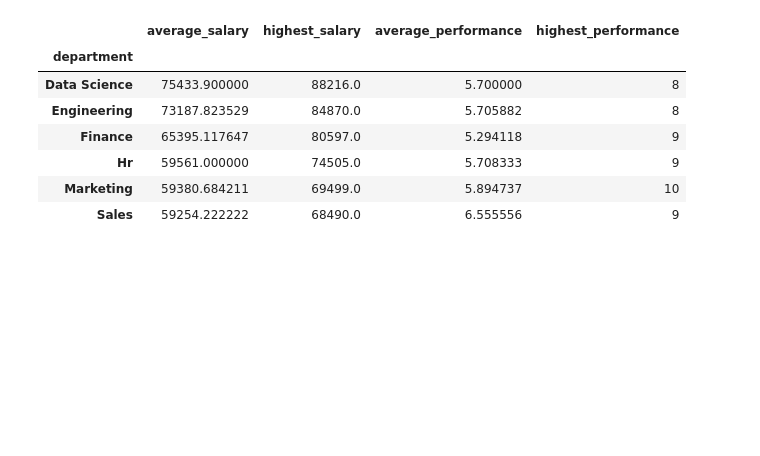
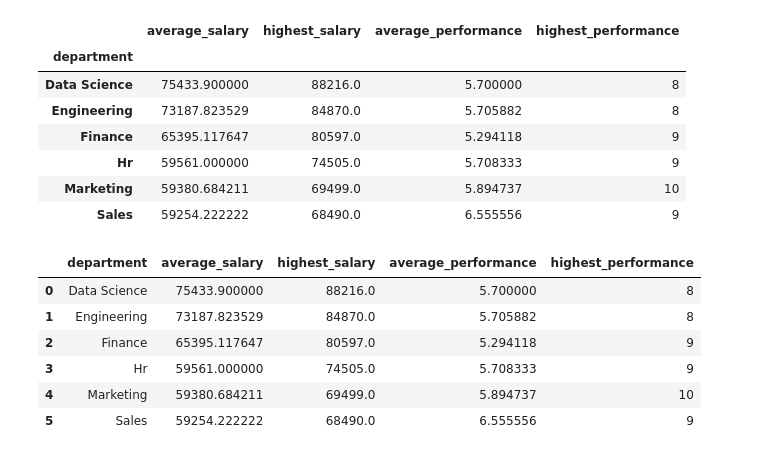
Before and after one commit to Ruhi1010/machine_learning, a Jupyter notebook: ml_library_basics/pandas/pandas_2.ipynb, the cells around one changed output. Drawn from its saved outputs; the diff is of its cells as text; code cells hidden in the pictures; blank space fills up the shorter version.

```diff
--- a/ml_library_basics/pandas/pandas_2.ipynb
+++ b/ml_library_basics/pandas/pandas_2.ipynb
@@ -1121,3 +1121,13 @@ print(department_summary.stacked)
 | Hr | 59561.000000 | 74505.0 | 5.708333 | 9 |
 | Marketing | 59380.684211 | 69499.0 | 5.894737 | 10 |
 | Sales | 59254.222222 | 68490.0 | 6.555556 | 9 |
+# %%
+department_summary.reset_index()
+# %% [output]
+|  | department | average_salary | highest_salary | average_performance | highest_performance |
+| 0 | Data Science | 75433.900000 | 88216.0 | 5.700000 | 8 |
+| 1 | Engineering | 73187.823529 | 84870.0 | 5.705882 | 8 |
+| 2 | Finance | 65395.117647 | 80597.0 | 5.294118 | 9 |
+| 3 | Hr | 59561.000000 | 74505.0 | 5.708333 | 9 |
+| 4 | Marketing | 59380.684211 | 69499.0 | 5.894737 | 10 |
+| 5 | Sales | 59254.222222 | 68490.0 | 6.555556 | 9 |
```
Also changed, not shown: parts of 1 cell of this notebook.
